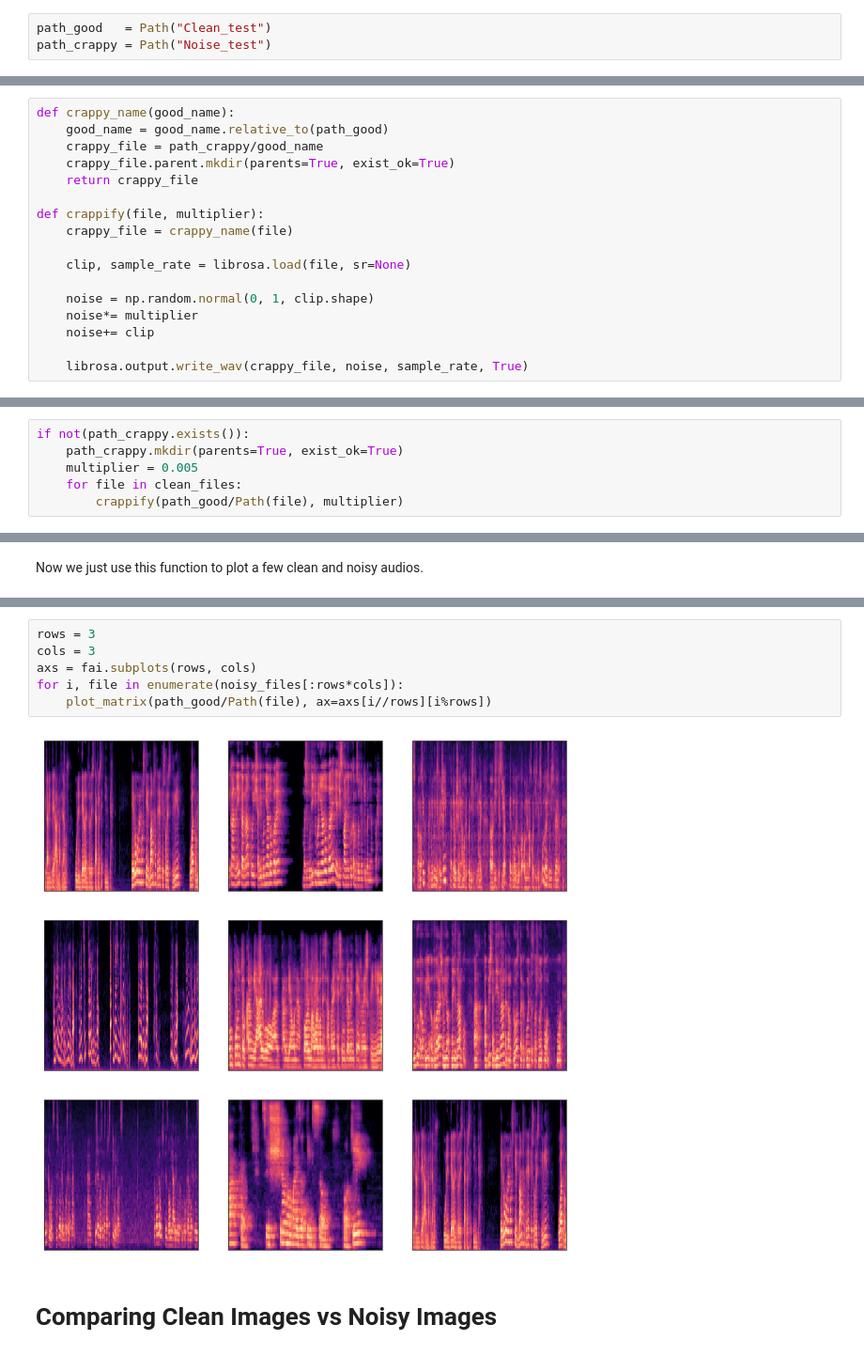
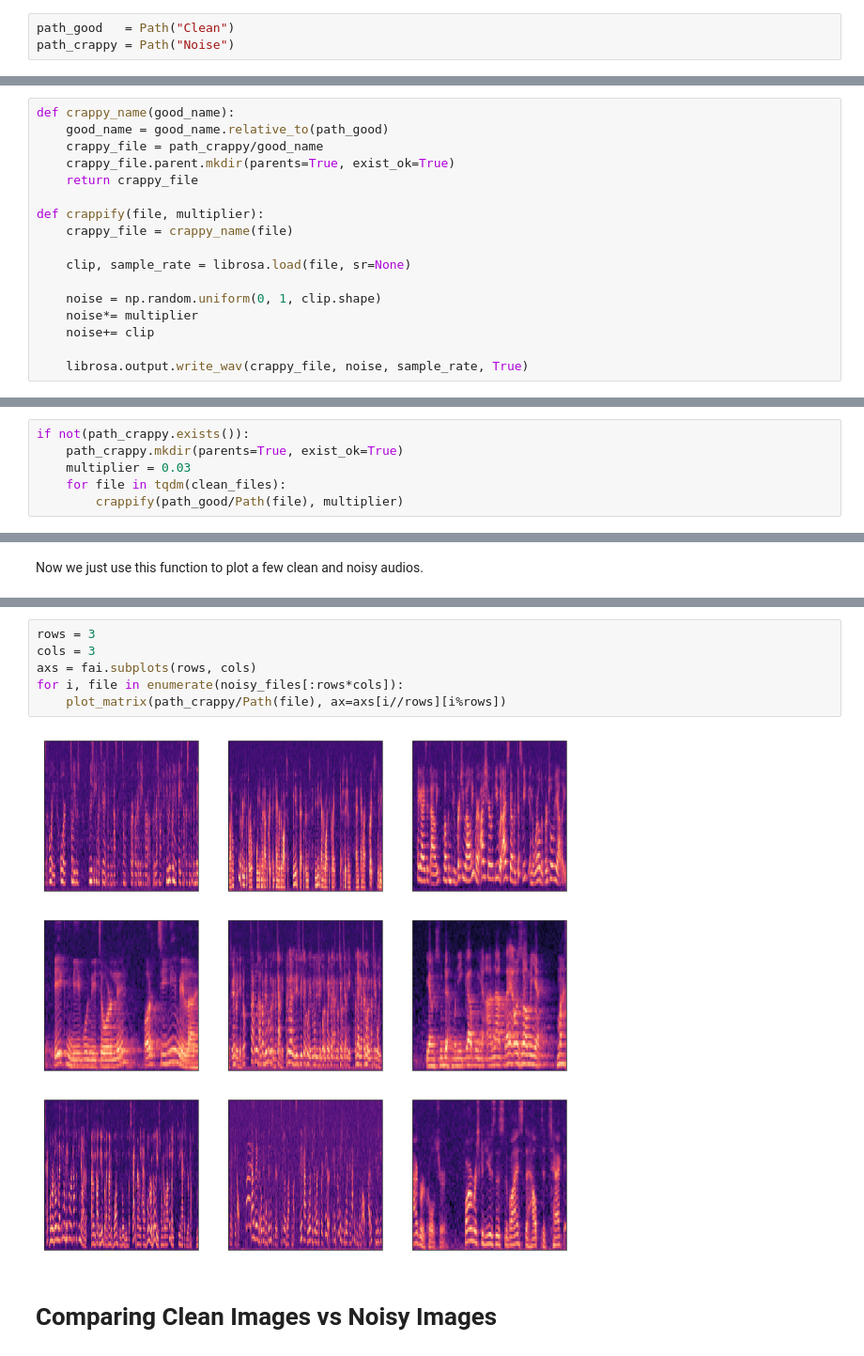
Before and after one commit to hoftherose/NN2Course, a Jupyter notebook: Sound/Crapify.ipynb, the cells around one changed output, grey strips where cells are left out. Shown at 94% size. Drawn from its saved outputs; the diff is of its cells as text.

```diff
--- a/Sound/Crapify.ipynb
+++ b/Sound/Crapify.ipynb
@@ -45,8 +45,8 @@ from tqdm import tqdm_notebook as tqdm
 # %% [markdown]
 These are the paths to the dataset, I renamed mine to be called "Clean" but you can leave it as is if you want. Here we also define the Folder where we will store the audios with noise.
 # %%
-path_good   = Path("Clean_test")
-path_crappy = Path("Noise_test")
+path_good   = Path("Clean")
+path_crappy = Path("Noise")
 # %% [markdown]
 # "Crappify" Functions
 # %% [markdown]
@@ -67,7 +67,7 @@ def crappify(file, multiplier):
 
     clip, sample_rate = librosa.load(file, sr=None)
 
-    noise = np.random.normal(0, 1, clip.shape)
+    noise = np.random.uniform(0, 1, clip.shape)
     noise*= multiplier
     noise+= clip
 
@@ -79,8 +79,8 @@ clean_files = os.listdir(path_good)
 # %%
 if not(path_crappy.exists()):
     path_crappy.mkdir(parents=True, exist_ok=True)
-    multiplier = 0.005
-    for file in clean_files:
+    multiplier = 0.03
+    for file in tqdm(clean_files):
         crappify(path_good/Path(file), multiplier)
 # %%
 noisy_files = os.listdir(path_crappy)
@@ -138,11 +138,11 @@ for i, file in enumerate(clean_files[:rows*cols]):
 # %%
 rows = 3
 cols = 3
 axs = fai.subplots(rows, cols)
 for i, file in enumerate(noisy_files[:rows*cols]):
-    plot_matrix(path_good/Path(file), ax=axs[i//rows][i%rows])
+    plot_matrix(path_crappy/Path(file), ax=axs[i//rows][i%rows])
 # %% [output]
-[figure, old version]
+[figure, new version]
 # %% [markdown]
 # Comparing Clean Images vs Noisy Images
 # %% [markdown]
```
Also changed, not shown: parts of 3 cells of this notebook, 2 other files.
